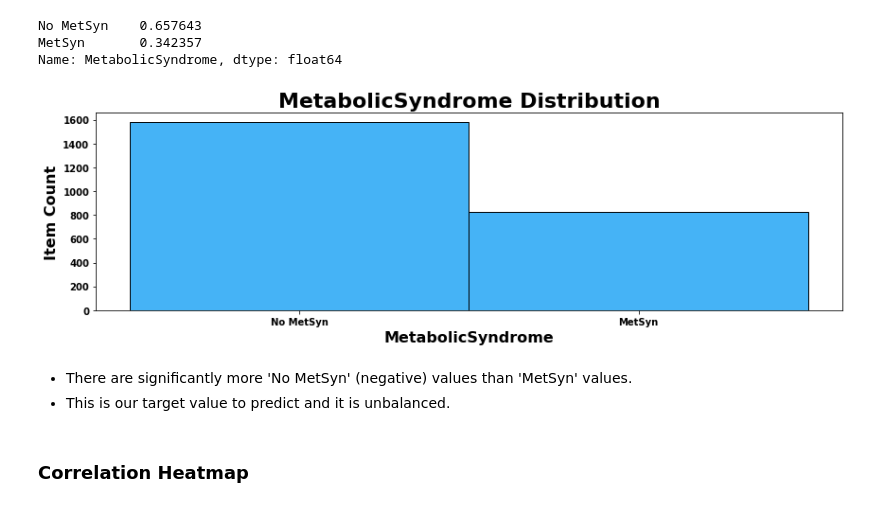
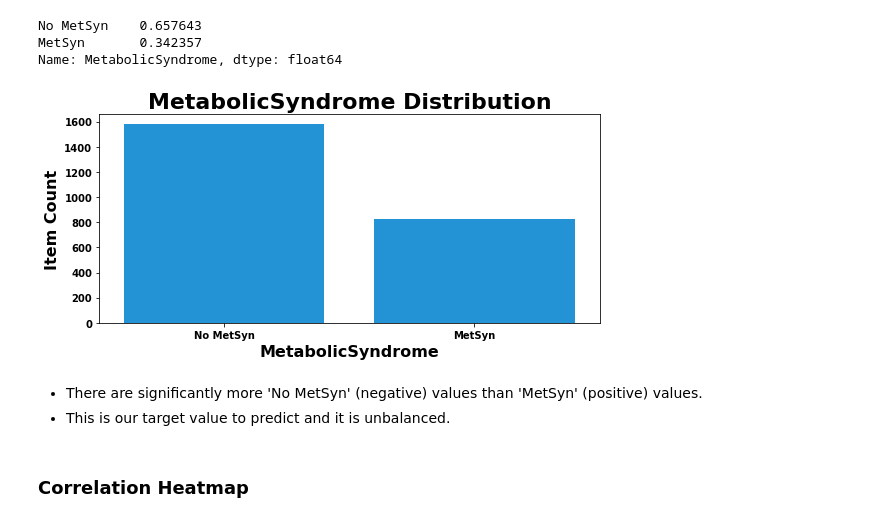
Before and after one commit to YBilodeau/Metabolic-Syndrome-Prediction-Project, a Jupyter notebook: Metabolic_Syndrome_Prediction.ipynb, the cells around one changed output. Saved outputs shown, nothing was run; the diff lists cells and outputs as text; code cells hidden in the pictures.

```diff
--- a/Metabolic_Syndrome_Prediction.ipynb
+++ b/Metabolic_Syndrome_Prediction.ipynb
@@ -1224,19 +1233,19 @@ No MetSyn    0.657643
 MetSyn       0.342357
 Name: MetabolicSyndrome, dtype: float64
 # %%
-plt.figure(figsize = (12,4))
-sns.histplot(data=df, x='MetabolicSyndrome', color='#069AF3');
+plt.figure(figsize = (8,4))
+sns.countplot(data=df, x=df.MetabolicSyndrome, color='#069AF3', order=['No MetSyn', 'MetSyn'])
 plt.title('MetabolicSyndrome Distribution', fontsize = 22, weight='bold');
 plt.xlabel('MetabolicSyndrome', fontsize = 16, weight='bold');
 plt.ylabel('Item Count', fontsize = 16, weight='bold');
 plt.xticks(fontsize = 10, weight='bold', rotation=0);
 plt.yticks(fontsize = 10, weight='bold');
 plt.tight_layout()
 plt.show;
 # %% [output]
-[figure, old version]
+[figure, new version]
 # %% [markdown]
-- There are significantly more 'No MetSyn' (negative) values than 'MetSyn' values.
+- There are significantly more 'No MetSyn' (negative) values than 'MetSyn' (positive) values.
 - This is our target value to predict and it is unbalanced.
 # %% [markdown]
 ### **Correlation Heatmap**
```
Also changed, not shown: parts of 23 cells of this notebook.
